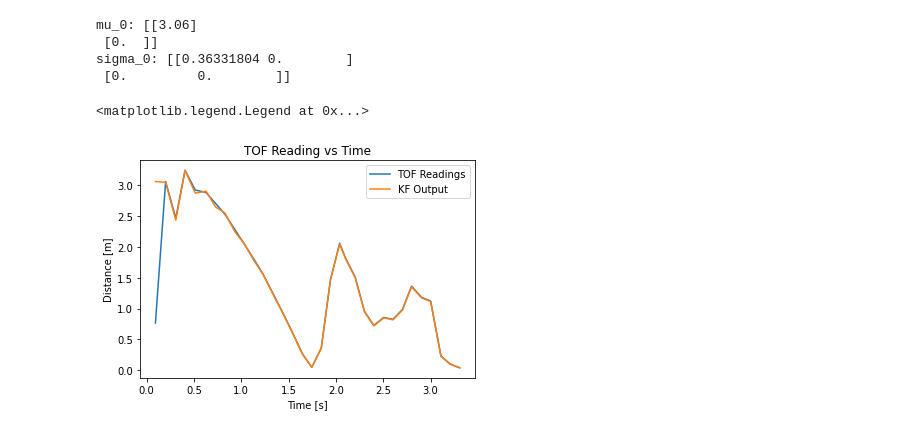
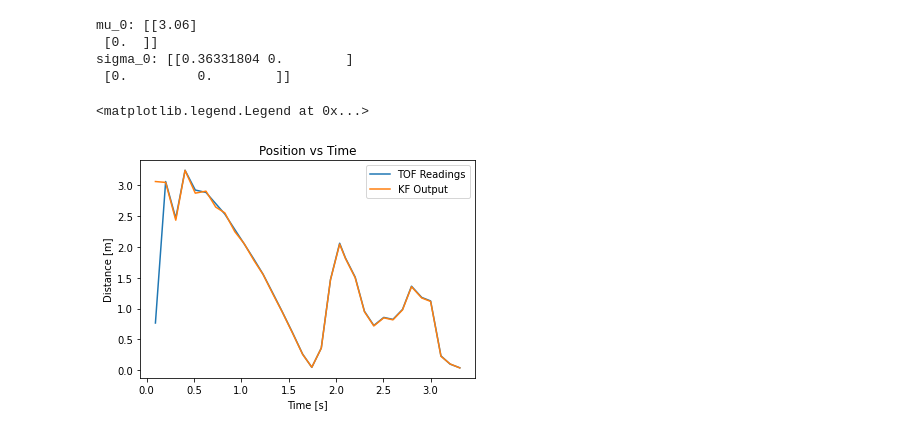
Before and after one commit to slawrence100/ece4960-fast-robots-code, a Jupyter notebook: lab07/plot_kf.ipynb, the cells around one changed output. Drawn from its saved outputs; the diff is of its cells as text; code cells hidden in the pictures.

```diff
--- a/lab07/plot_kf.ipynb
+++ b/lab07/plot_kf.ipynb
@@ -194,10 +194,10 @@ sigma_0: [[0.36331804 0.        ]
 # %%
 plt.plot(tof_times, tof_vals, label="TOF Readings")
 plt.plot(tof_times, kf_dist, label="KF Output")
-plt.title("TOF Reading vs Time")
+plt.title("Position vs Time")
 plt.xlabel("Time [s]")
 plt.ylabel("Distance [m]")
 plt.legend()
 # %% [output]
 <matplotlib.legend.Legend at 0x...>
-[figure, old version]
+[figure, new version]
```
Also changed, not shown: parts of 1 cell of this notebook, 15 other files.
